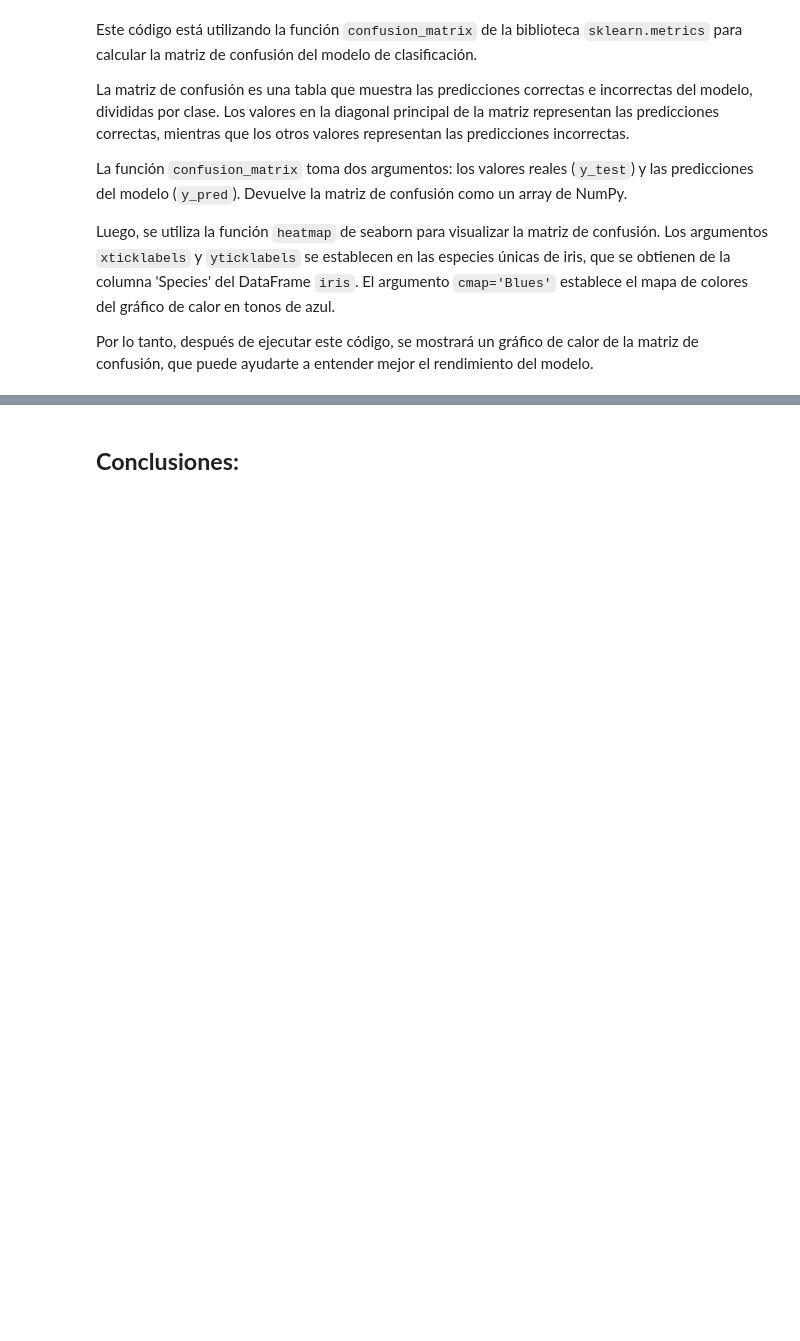
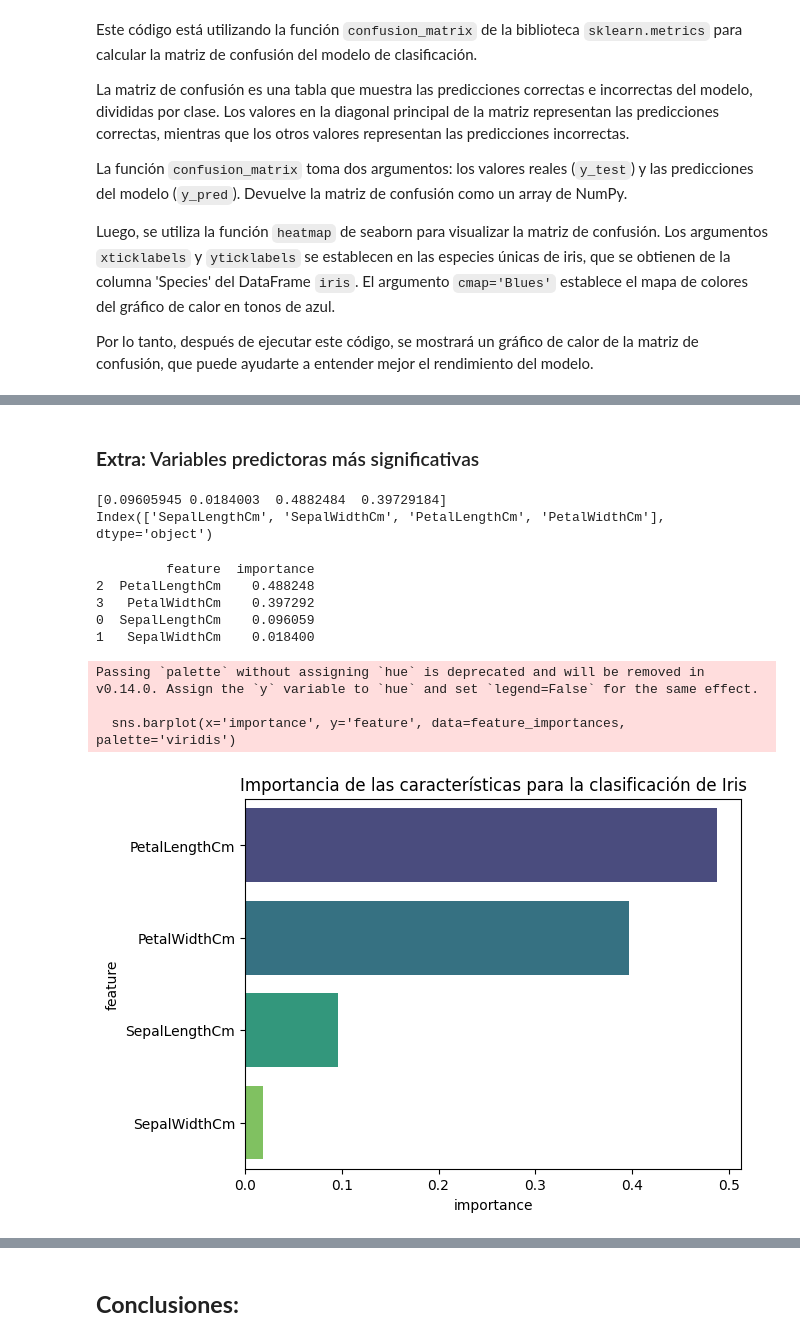
Before and after one commit to eugeniomorocho/Notebooks_DataMining, a Jupyter notebook: Tema 3 - Modelado y Evaluacion en Data Mining/Lectura 3.1 - Clasificación de IRIS con kNN.ipynb, the cells around one changed output, grey strips where cells are left out. Drawn from its saved outputs; the diff is of its cells as text; code cells hidden in the pictures; blank space fills up the shorter version.

```diff
--- a/Tema 3 - Modelado y Evaluacion en Data Mining/Lectura 3.1 - Clasificación de IRIS con kNN.ipynb
+++ b/Tema 3 - Modelado y Evaluacion en Data Mining/Lectura 3.1 - Clasificación de IRIS con kNN.ipynb
@@ -299,0 +312,41 @@ sns.heatmap(cf_matrix, annot=True, xticklabels=iris['Species'].unique(), ytickla
+# %% [markdown]
+### **Extra:** Variables predictoras más significativas
+# %%
+from sklearn.ensemble import RandomForestClassifier
+
+# Entrenar el modelo Random Forest
+clf = RandomForestClassifier(n_estimators=100)
+clf.fit(X, y)
+
+# Obtener la importancia de las características
+importances = clf.feature_importances_
+print(importances)
+
+# Imprimir las características
+feature_names = X.columns
+print(feature_names)
+# %% [output]
+[0.09605945 0.0184003  0.4882484  0.39729184]
+Index(['SepalLengthCm', 'SepalWidthCm', 'PetalLengthCm', 'PetalWidthCm'], dtype='object')
+# %%
+# Crear un DataFrame de las características y su importancia
+feature_importances = pd.DataFrame({'feature': feature_names, 'importance': importances})
+feature_importances = feature_importances.sort_values(by='importance', ascending=False)
+print(feature_importances)
+# %% [output]
+         feature  importance
+2  PetalLengthCm    0.488248
+3   PetalWidthCm    0.397292
+0  SepalLengthCm    0.096059
+1   SepalWidthCm    0.018400
+# %%
+# Visualizar la importancia de las características
+plt.figure()
+sns.barplot(x='importance', y='feature', data=feature_importances, palette='viridis')
+plt.title('Importancia de las características para la clasificación de Iris')
+plt.show()
+# %% [output]
+Passing `palette` without assigning `hue` is deprecated and will be removed in v0.14.0. Assign the `y` variable to `hue` and set `legend=False` for the same effect.
+
+  sns.barplot(x='importance', y='feature', data=feature_importances, palette='viridis')
+[figure, added]
```
Also changed, not shown: parts of 12 cells of this notebook, 2 other files.
